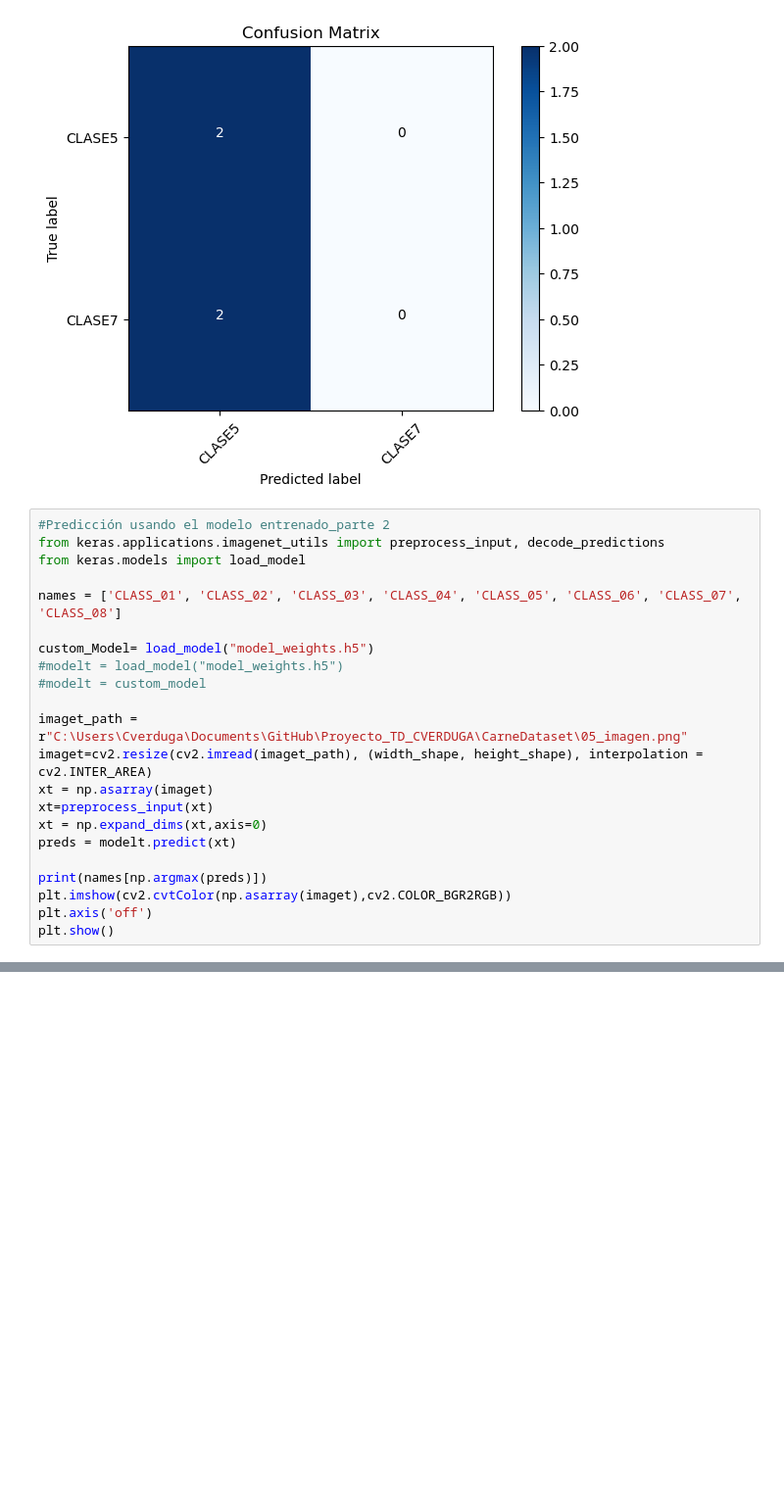
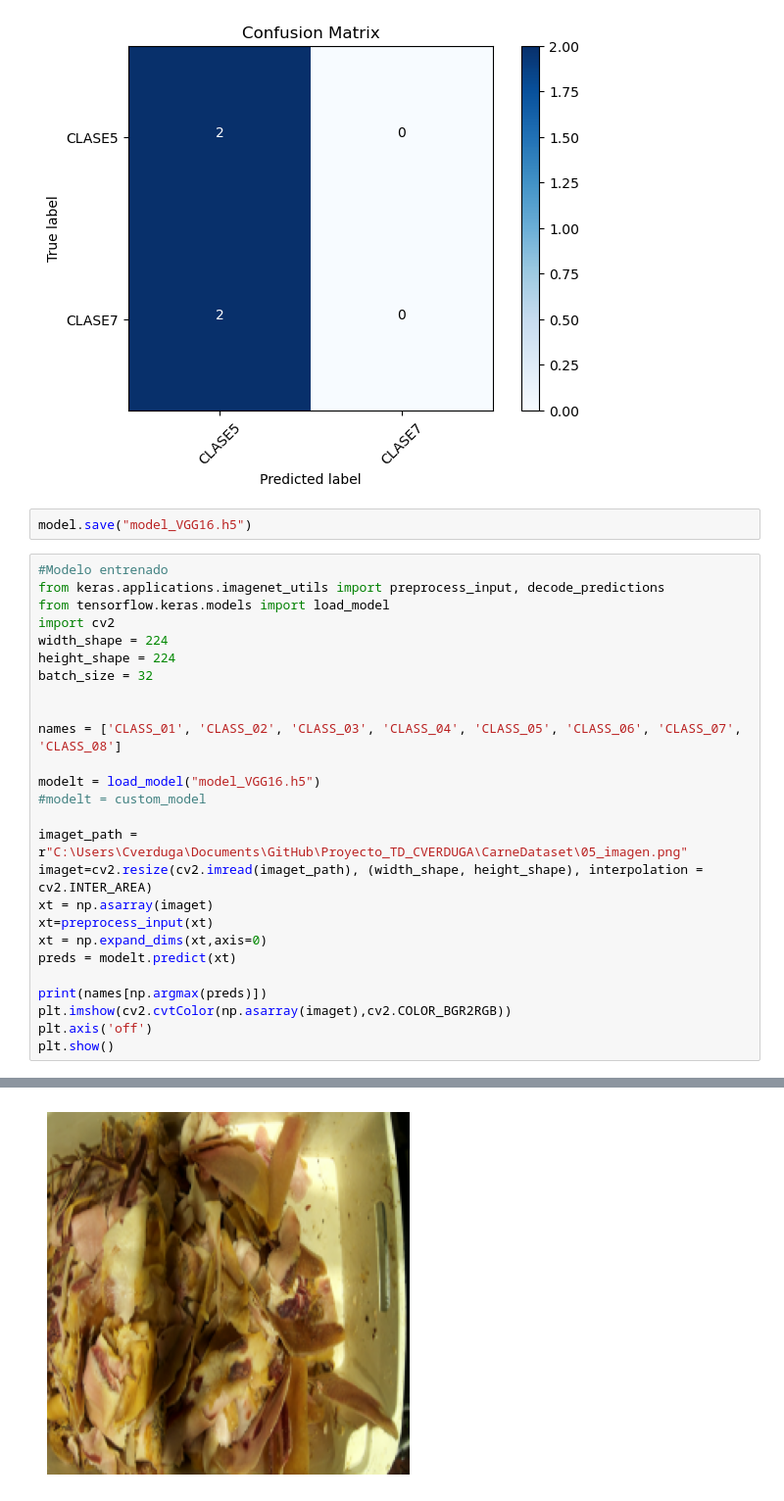
Before and after one commit to cverduga523/Proyecto_TD_CVERDUGA, a Jupyter notebook: Proyecto_TD.ipynb, the cells around one changed output, grey strips where cells are left out. Shown at 98% size. Drawn from its saved outputs; the diff is of its cells as text; blank space fills up the shorter version.

```diff
--- a/Proyecto_TD.ipynb
+++ b/Proyecto_TD.ipynb
@@ -288,15 +288,21 @@ Confusion matrix, without normalization
 [[2 0]
  [2 0]]
 [figure]
+# %%
+model.save("model_VGG16.h5")
 # %%
-#Predicción usando el modelo entrenado_parte 2
+#Modelo entrenado
 from keras.applications.imagenet_utils import preprocess_input, decode_predictions
-from keras.models import load_model
+from tensorflow.keras.models import load_model
+import cv2
+width_shape = 224
+height_shape = 224
+batch_size = 32
+
 
 names = ['CLASS_01', 'CLASS_02', 'CLASS_03', 'CLASS_04', 'CLASS_05', 'CLASS_06', 'CLASS_07', 'CLASS_08']
 
-custom_Model= load_model("model_weights.h5")
-#modelt = load_model("model_weights.h5")
+modelt = load_model("model_VGG16.h5")
 #modelt = custom_model
 
 imaget_path = r"C:\Users\Cverduga\Documents\GitHub\Proyecto_TD_CVERDUGA\CarneDataset\05_imagen.png"
@@ -314,0 +322 @@ ValueError: No model config found in the file at <tensorflow.python.platform.gfi
+[figure, added]
```
Also changed, not shown: parts of 1 cell of this notebook.
